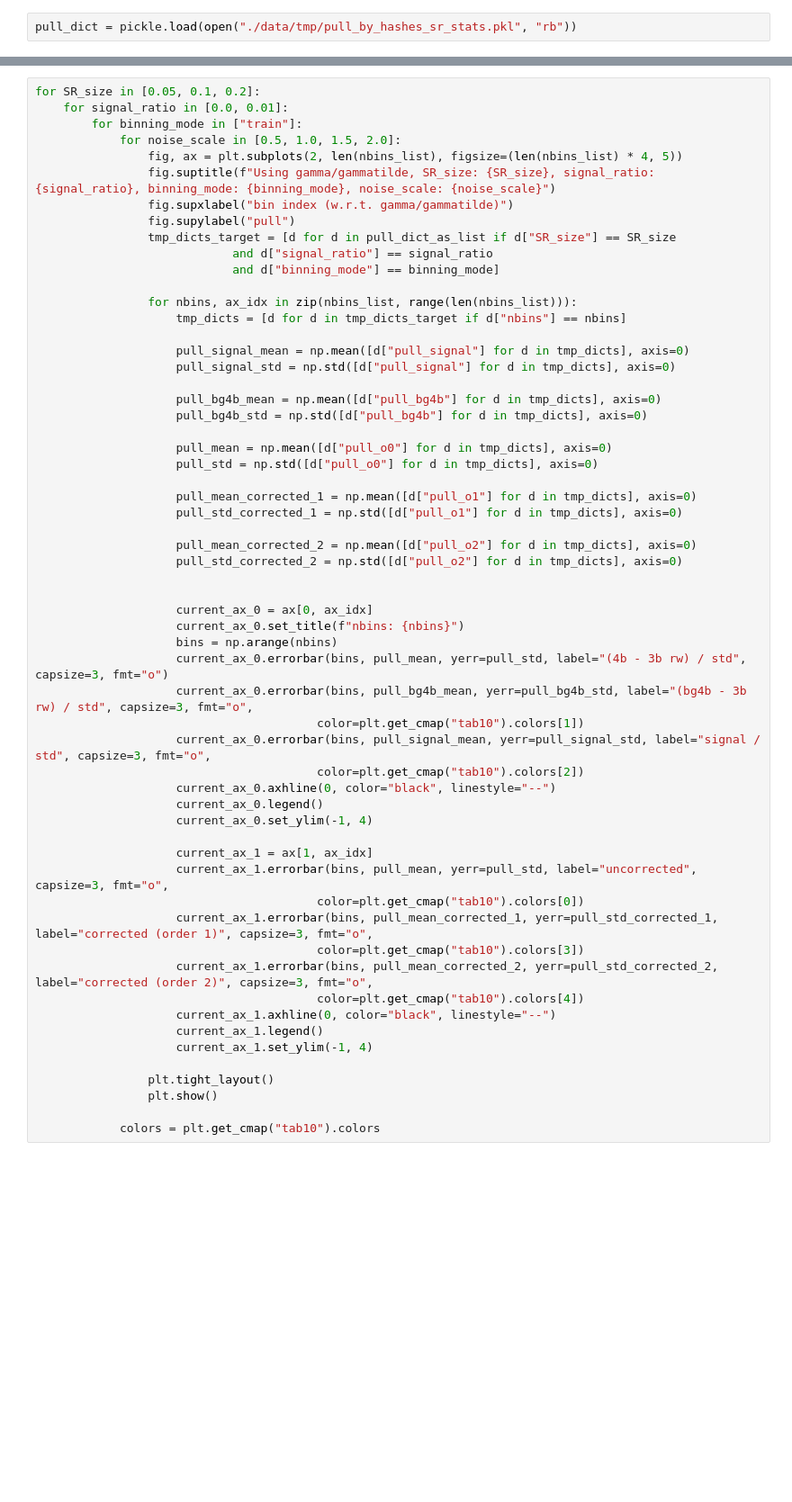
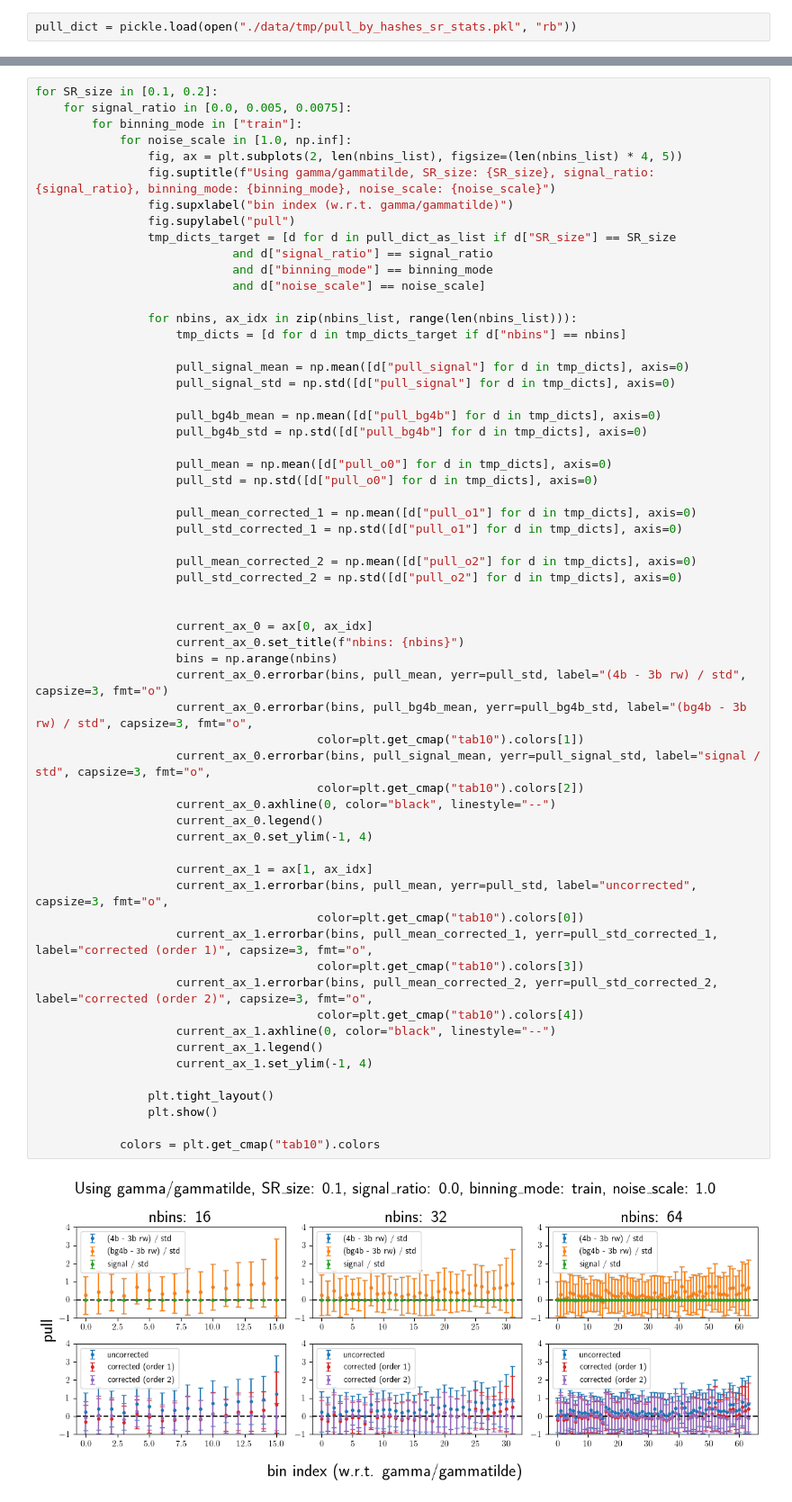
Before and after one commit to soheunyi/SRFinder, a Jupyter notebook: soheun/notebooks/250309_noise_scales.ipynb, the cells around one changed output, grey strips where cells are left out. Shown at 90% size. Cells and saved outputs as stored; diff of their text form; blank space fills up the shorter version.

```diff
--- a/soheun/notebooks/250309_noise_scales.ipynb
+++ b/soheun/notebooks/250309_noise_scales.ipynb
@@ -141,17 +152,18 @@ pull_dict_as_list = []
 for d in pull_dict.values():
     pull_dict_as_list.extend(d)
 # %%
-for SR_size in [0.05, 0.1, 0.2]:
-    for signal_ratio in [0.0, 0.01]:
+for SR_size in [0.1, 0.2]:
+    for signal_ratio in [0.0, 0.005, 0.0075]:
         for binning_mode in ["train"]:
-            for noise_scale in [0.5, 1.0, 1.5, 2.0]:
+            for noise_scale in [1.0, np.inf]:
                 fig, ax = plt.subplots(2, len(nbins_list), figsize=(len(nbins_list) * 4, 5))
                 fig.suptitle(f"Using gamma/gammatilde, SR_size: {SR_size}, signal_ratio: {signal_ratio}, binning_mode: {binning_mode}, noise_scale: {noise_scale}")
                 fig.supxlabel("bin index (w.r.t. gamma/gammatilde)")
                 fig.supylabel("pull")
                 tmp_dicts_target = [d for d in pull_dict_as_list if d["SR_size"] == SR_size
                             and d["signal_ratio"] == signal_ratio
-                            and d["binning_mode"] == binning_mode]
+                            and d["binning_mode"] == binning_mode
+                            and d["noise_scale"] == noise_scale]
 
                 for nbins, ax_idx in zip(nbins_list, range(len(nbins_list))):
                     tmp_dicts = [d for d in tmp_dicts_target if d["nbins"] == nbins]
@@ -172,30 +184,32 @@ for SR_size in [0.05, 0.1, 0.2]:
                     pull_std_corrected_2 = np.std([d["pull_o2"] for d in tmp_dicts], axis=0)
 
 
                     current_ax_0 = ax[0, ax_idx]
                     current_ax_0.set_title(f"nbins: {nbins}")
                     bins = np.arange(nbins)
                     current_ax_0.errorbar(bins, pull_mean, yerr=pull_std, label="(4b - 3b rw) / std", capsize=3, fmt="o")
                     current_ax_0.errorbar(bins, pull_bg4b_mean, yerr=pull_bg4b_std, label="(bg4b - 3b rw) / std", capsize=3, fmt="o",
                                         color=plt.get_cmap("tab10").colors[1])
                     current_ax_0.errorbar(bins, pull_signal_mean, yerr=pull_signal_std, label="signal / std", capsize=3, fmt="o",
                                         color=plt.get_cmap("tab10").colors[2])
                     current_ax_0.axhline(0, color="black", linestyle="--")
                     current_ax_0.legend()
                     current_ax_0.set_ylim(-1, 4)
 
                     current_ax_1 = ax[1, ax_idx]
                     current_ax_1.errorbar(bins, pull_mean, yerr=pull_std, label="uncorrected", capsize=3, fmt="o",
                                         color=plt.get_cmap("tab10").colors[0])
                     current_ax_1.errorbar(bins, pull_mean_corrected_1, yerr=pull_std_corrected_1, label="corrected (order 1)", capsize=3, fmt="o",
                                         color=plt.get_cmap("tab10").colors[3])
                     current_ax_1.errorbar(bins, pull_mean_corrected_2, yerr=pull_std_corrected_2, label="corrected (order 2)", capsize=3, fmt="o",
                                         color=plt.get_cmap("tab10").colors[4])
                     current_ax_1.axhline(0, color="black", linestyle="--")
                     current_ax_1.legend()
                     current_ax_1.set_ylim(-1, 4)
 
                 plt.tight_layout()
                 plt.show()
 
             colors = plt.get_cmap("tab10").colors
+# %% [output]
+[figure, added]
```
Also changed, not shown: parts of 7 cells of this notebook, 8 other files.
